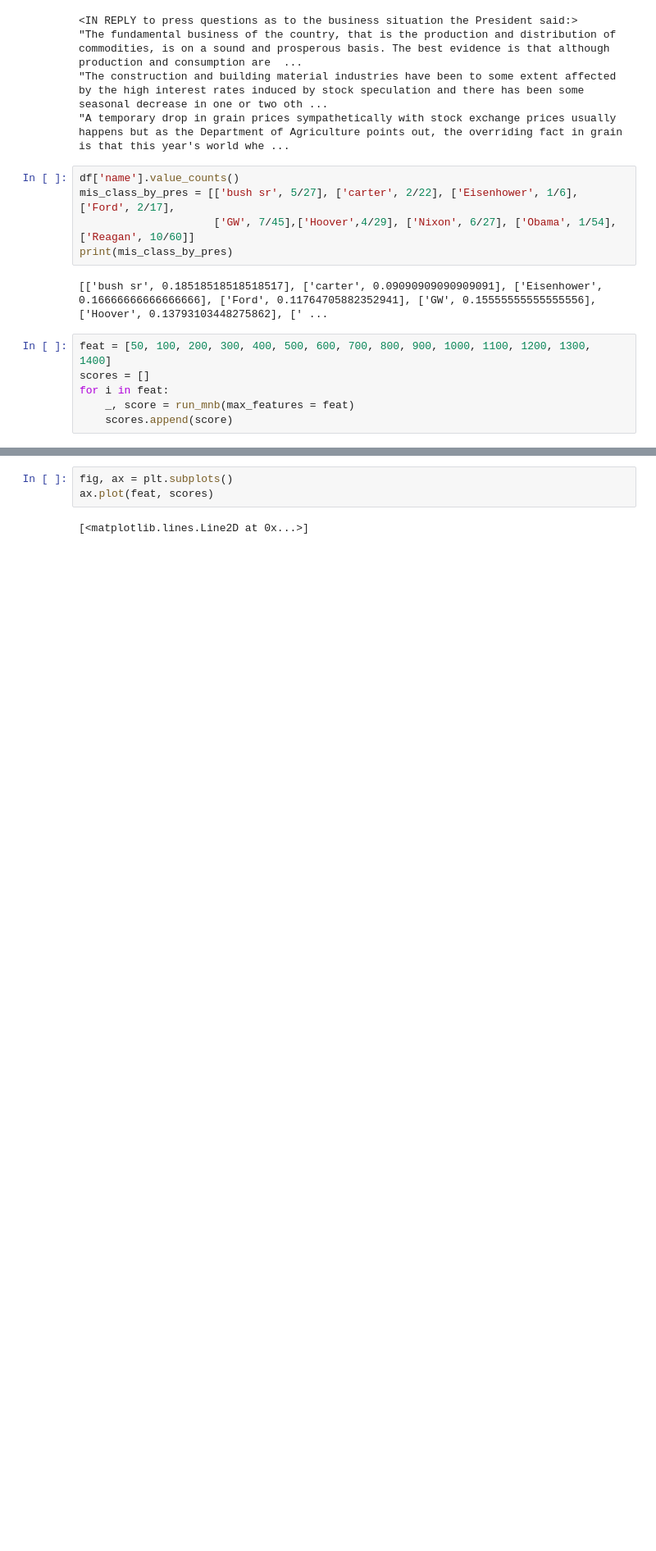
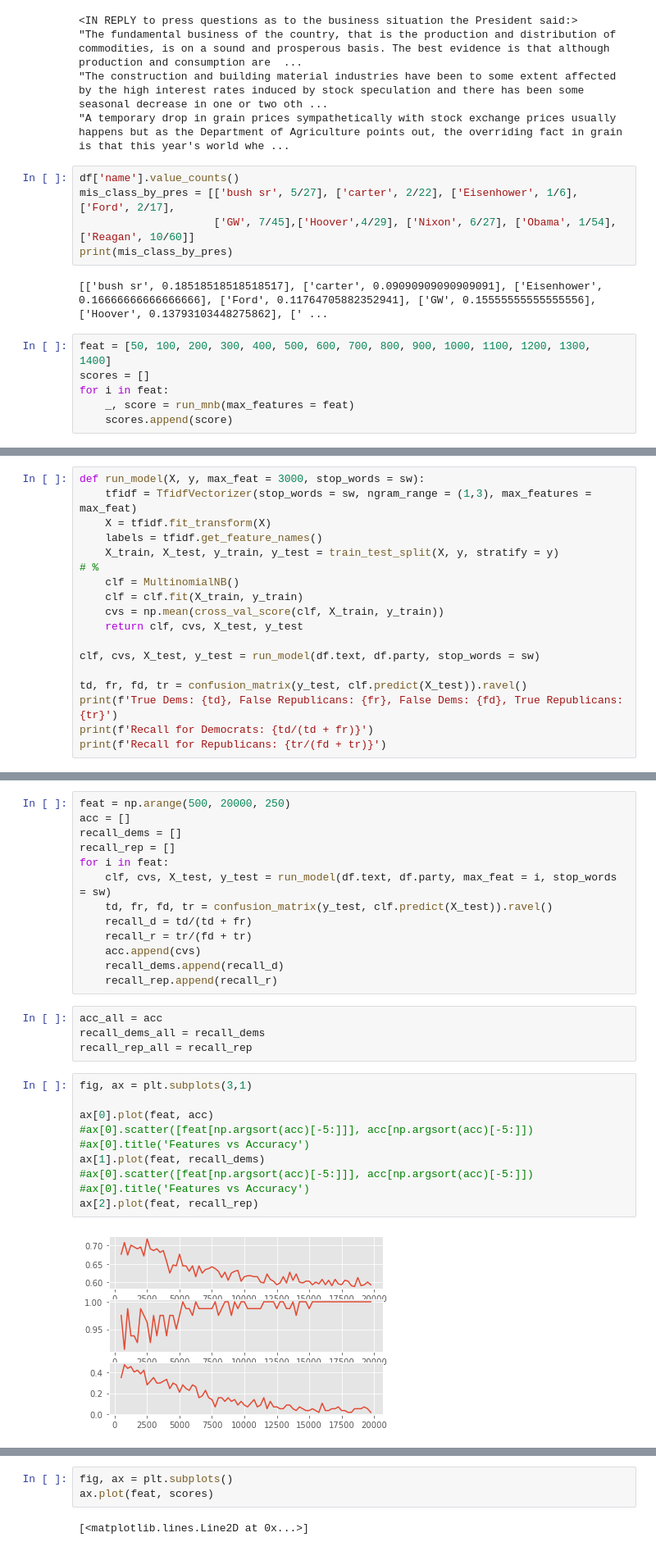
Before and after one commit to annewbarry/partisan-speech, a Jupyter notebook: partisan_speech.ipynb, the cells around one changed output, grey strips where cells are left out. Shown at 82% size. Saved outputs shown, nothing was run; the diff lists cells and outputs as text; blank space fills up the shorter version.

```diff
--- a/partisan_speech.ipynb
+++ b/partisan_speech.ipynb
@@ -1250,0 +1325,18 @@ for i in feat:
+# %%
+def run_model(X, y, max_feat = 3000, stop_words = sw):
+    tfidf = TfidfVectorizer(stop_words = sw, ngram_range = (1,3), max_features = max_feat)
+    X = tfidf.fit_transform(X)
+    labels = tfidf.get_feature_names()
+    X_train, X_test, y_train, y_test = train_test_split(X, y, stratify = y)
+# %
+    clf = MultinomialNB()
+    clf = clf.fit(X_train, y_train)
+    cvs = np.mean(cross_val_score(clf, X_train, y_train))
+    return clf, cvs, X_test, y_test
+
+clf, cvs, X_test, y_test = run_model(df.text, df.party, stop_words = sw)
+
+td, fr, fd, tr = confusion_matrix(y_test, clf.predict(X_test)).ravel()
+print(f'True Dems: {td}, False Republicans: {fr}, False Dems: {fd}, True Republicans: {tr}')
+print(f'Recall for Democrats: {td/(td + fr)}')
+print(f'Recall for Republicans: {tr/(fd + tr)}')
@@ -1250,0 +1347,29 @@ for i in feat:
+# %%
+feat = np.arange(500, 20000, 250)
+acc = []
+recall_dems = []
+recall_rep = []
+for i in feat:
+    clf, cvs, X_test, y_test = run_model(df.text, df.party, max_feat = i, stop_words = sw)
+    td, fr, fd, tr = confusion_matrix(y_test, clf.predict(X_test)).ravel()
+    recall_d = td/(td + fr)
+    recall_r = tr/(fd + tr)
+    acc.append(cvs)
+    recall_dems.append(recall_d)
+    recall_rep.append(recall_r)
+# %%
+acc_all = acc
+recall_dems_all = recall_dems
+recall_rep_all = recall_rep
+# %%
+fig, ax = plt.subplots(3,1)
+
+ax[0].plot(feat, acc)
+#ax[0].scatter([feat[np.argsort(acc)[-5:]]], acc[np.argsort(acc)[-5:]])
+#ax[0].title('Features vs Accuracy')
+ax[1].plot(feat, recall_dems)
+#ax[0].scatter([feat[np.argsort(acc)[-5:]]], acc[np.argsort(acc)[-5:]])
+#ax[0].title('Features vs Accuracy')
+ax[2].plot(feat, recall_rep)
+# %% [output]
+[figure, added]
```
Also changed, not shown: parts of 47 cells of this notebook.
